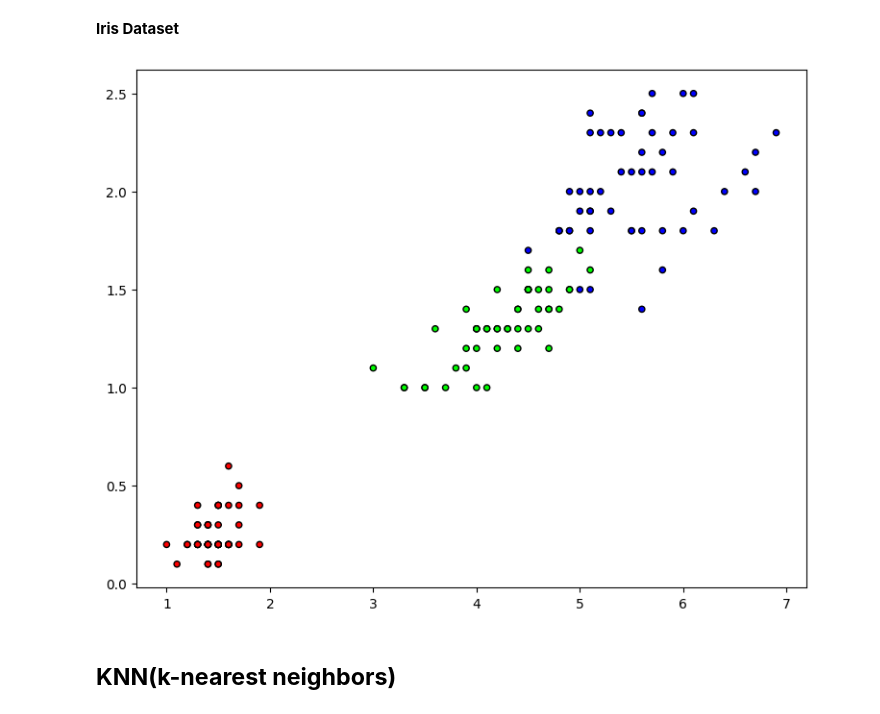
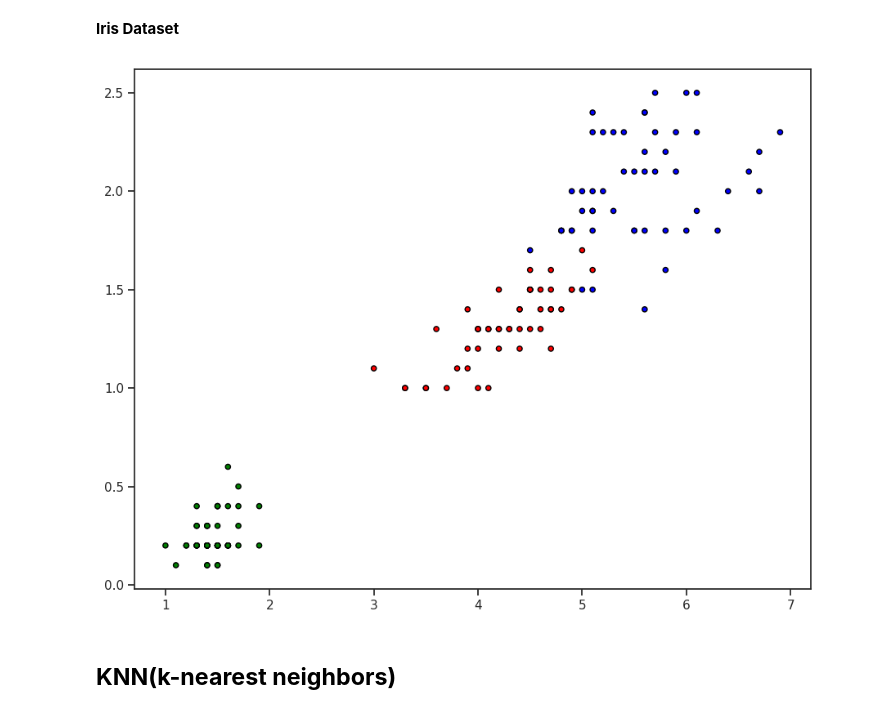
Before and after one commit to chandrahashkumar/Machine_Learning, a Jupyter notebook: Lab/MLLAB03.ipynb, the cells around one changed output. Drawn from its saved outputs; the diff is of its cells as text; code cells hidden in the pictures.

```diff
--- a/Lab/MLLAB03.ipynb
+++ b/Lab/MLLAB03.ipynb
@@ -24,10 +24,13 @@ X_train, X_test, y_train, y_test = train_test_split(X,y, test_size=0.2, random_s
 # %%
 plt.figure(figsize=(9,7))
-cmap = ListedColormap(['#FF0000','#00FF00','#0000FF'])
+sns.set_style('ticks')
+sns.set_context('notebook')
+cmap = ListedColormap(['green','red','blue'])
 plt.scatter(x= X[:,2], y= X[:,3], c=y, cmap =cmap, edgecolors='k', s=20)
+plt.tight_layout()
 plt.show()
 # %% [output]
-[figure, old version]
+[figure, new version]
 # %% [markdown]
 ## **KNN(k-nearest neighbors)**
 # %% [markdown]
```
Also changed, not shown: parts of 8 cells of this notebook.
